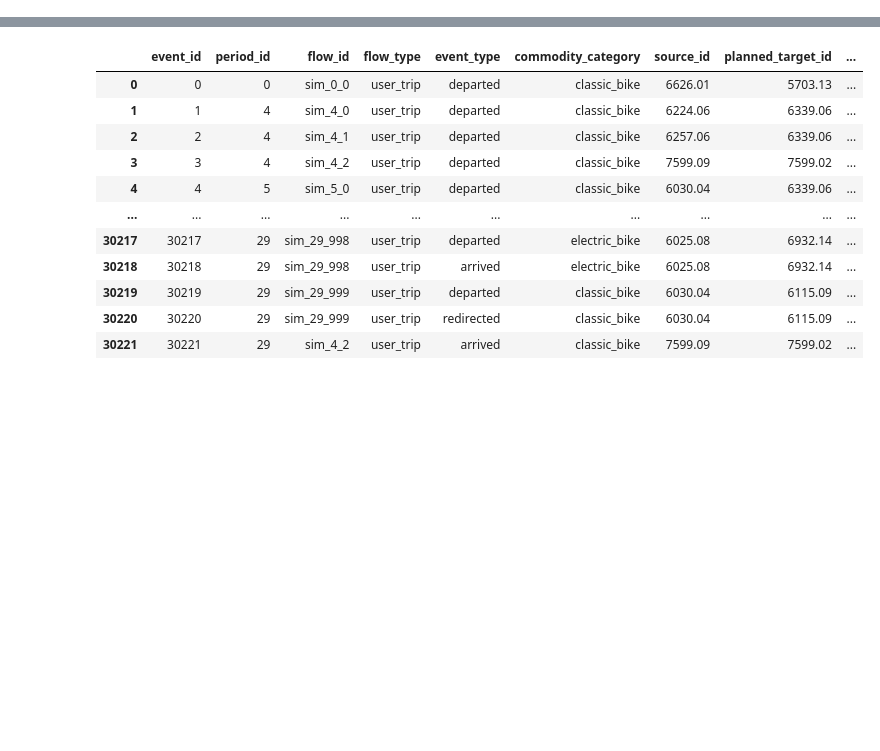
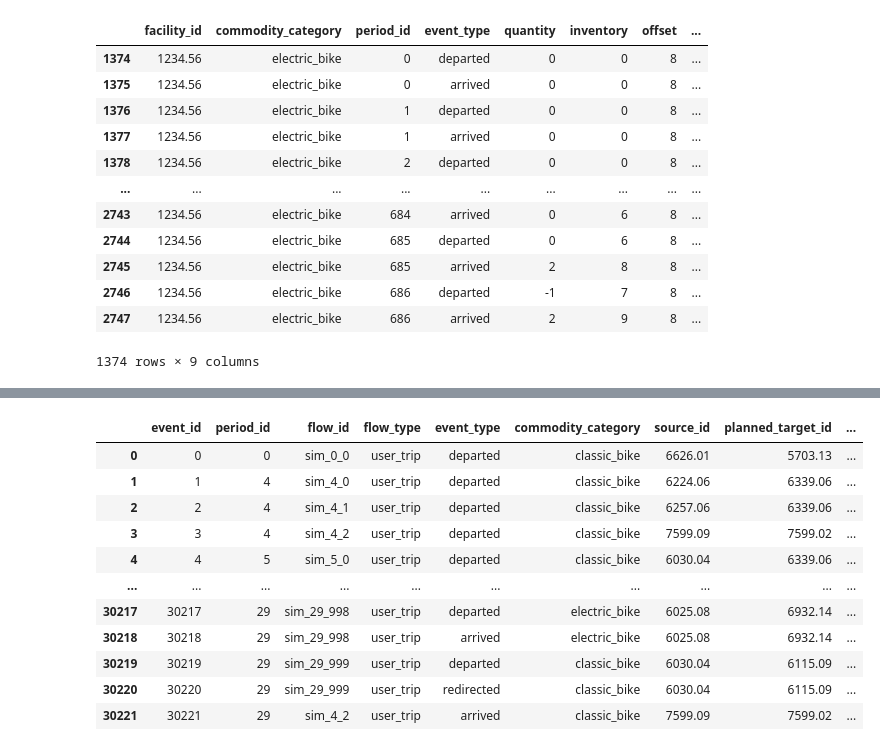
Before and after one commit to vlzm/GFDRR, a Jupyter notebook: notebooks/test_pipeline.ipynb, the cells around one changed output, grey strips where cells are left out. Drawn from its saved outputs; the diff is of its cells as text; code cells hidden in the pictures; blank space fills up the shorter version.

```diff
--- a/notebooks/test_pipeline.ipynb
+++ b/notebooks/test_pipeline.ipynb
@@ -54,0 +120,16 @@ historical_flows_df = graph_data.historical_flows_df
+# %%
+total_flows_final[(total_flows_final['facility_id'] == '1234.56')&(total_flows_final['commodity_category'] == 'electric_bike')]
+# %% [output]
+|  | facility_id | commodity_category | period_id | event_type | quantity | inventory | offset | ... |
+| 1374 | 1234.56 | electric_bike | 0 | departed | 0 | 0 | 8 | ... |
+| 1375 | 1234.56 | electric_bike | 0 | arrived | 0 | 0 | 8 | ... |
+| 1376 | 1234.56 | electric_bike | 1 | departed | 0 | 0 | 8 | ... |
+| 1377 | 1234.56 | electric_bike | 1 | arrived | 0 | 0 | 8 | ... |
+| 1378 | 1234.56 | electric_bike | 2 | departed | 0 | 0 | 8 | ... |
+| ... | ... | ... | ... | ... | ... | ... | ... | ... |
+| 2743 | 1234.56 | electric_bike | 684 | arrived | 0 | 6 | 8 | ... |
+| 2744 | 1234.56 | electric_bike | 685 | departed | 0 | 6 | 8 | ... |
+| 2745 | 1234.56 | electric_bike | 685 | arrived | 2 | 8 | 8 | ... |
+| 2746 | 1234.56 | electric_bike | 686 | departed | -1 | 7 | 8 | ... |
+| 2747 | 1234.56 | electric_bike | 686 | arrived | 2 | 9 | 8 | ... |
+1374 rows × 9 columns
```
Also changed, not shown: parts of 27 cells of this notebook.
